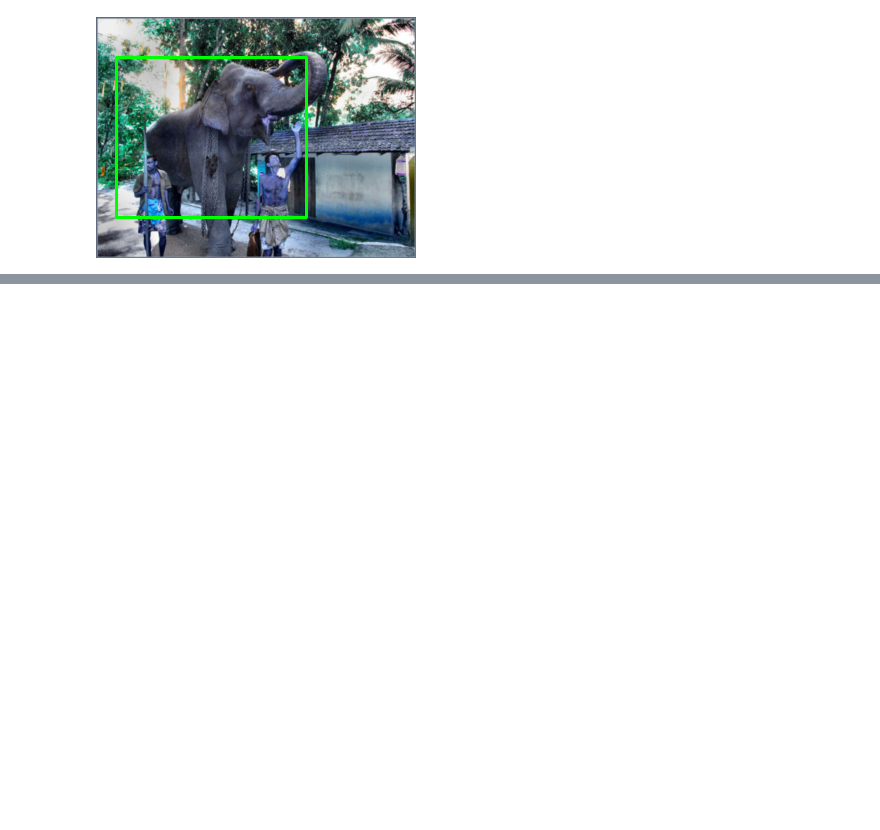
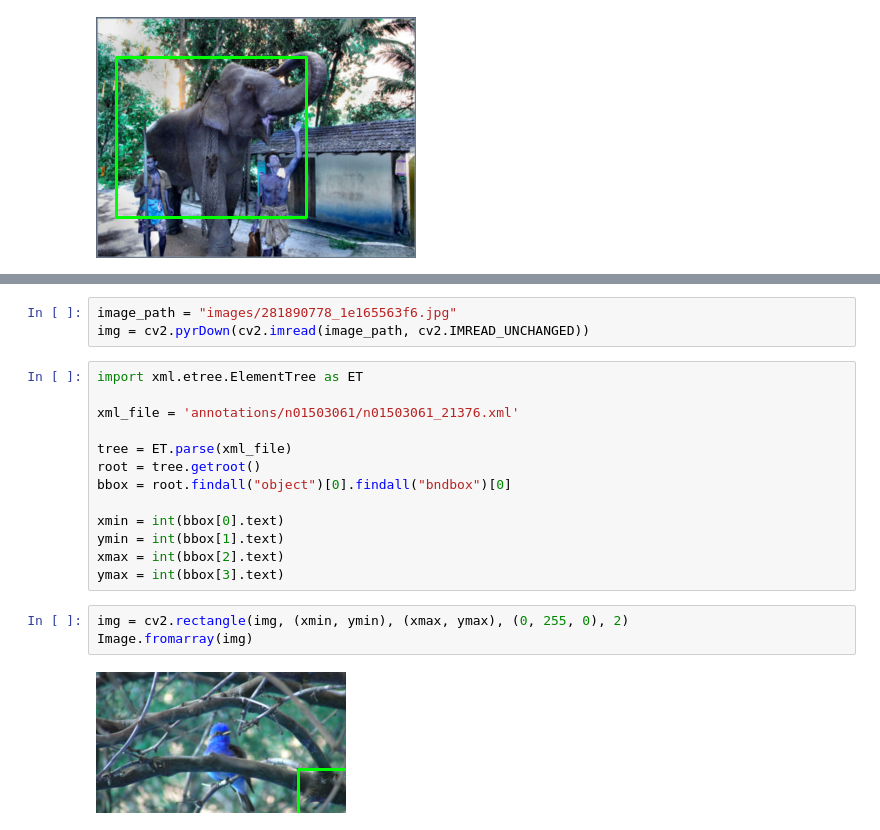
Before and after one commit to ramonsilvanet/trabalhando_com_imagens, a Jupyter notebook: Bounding Boxes - Example.ipynb, the cells around one changed output, grey strips where cells are left out. Saved outputs shown, nothing was run; the diff lists cells and outputs as text; blank space fills up the shorter version.

```diff
--- a/Bounding Boxes - Example.ipynb
+++ b/Bounding Boxes - Example.ipynb
@@ -38,0 +59,21 @@ Image.fromarray(img)
+# %%
+image_path = "images/281890778_1e165563f6.jpg"
+img = cv2.pyrDown(cv2.imread(image_path, cv2.IMREAD_UNCHANGED))
+# %%
+import xml.etree.ElementTree as ET
+
+xml_file = 'annotations/n01503061/n01503061_21376.xml'
+
+tree = ET.parse(xml_file)
+root = tree.getroot()
+bbox = root.findall("object")[0].findall("bndbox")[0]
+
+xmin = int(bbox[0].text)
+ymin = int(bbox[1].text)
+xmax = int(bbox[2].text)
+ymax = int(bbox[3].text)
+# %%
+img = cv2.rectangle(img, (xmin, ymin), (xmax, ymax), (0, 255, 0), 2)
+Image.fromarray(img)
+# %% [output]
+[figure, added]
```
Also changed, not shown: parts of 4 cells of this notebook, 3 other files.
